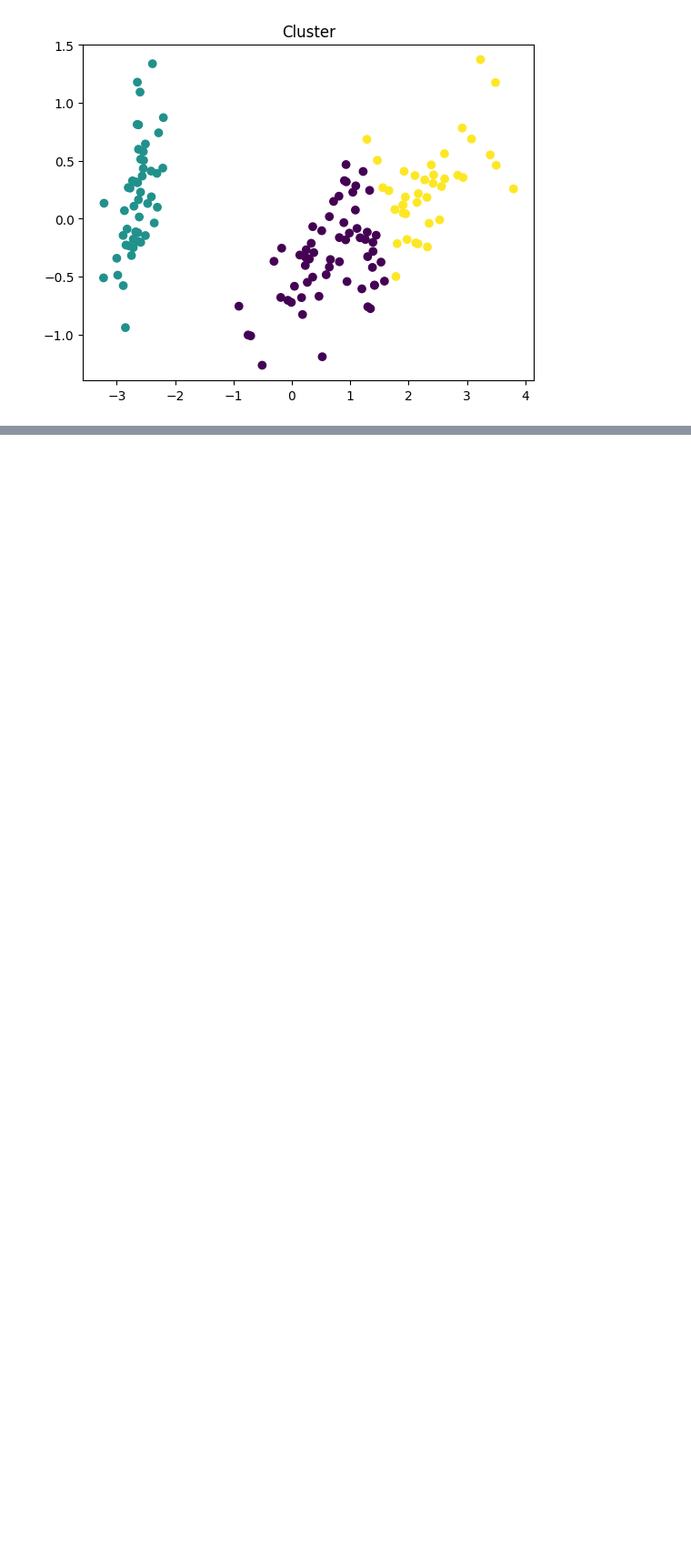
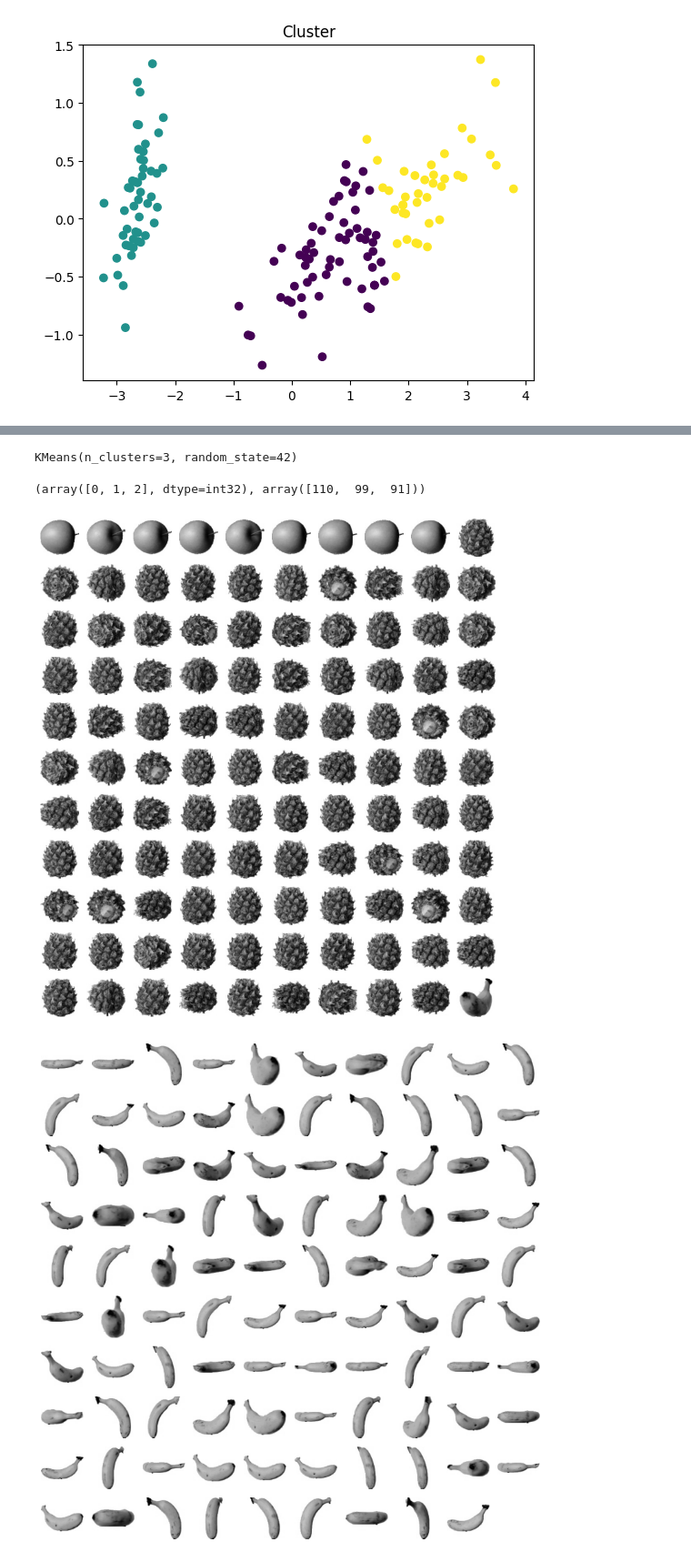
Before and after one commit to yugyeongh/encore_skn11, a Jupyter notebook: 05_ml-workspace/07_clustering/01_k_means.ipynb, the cells around one changed output, grey strips where cells are left out. Shown at 91% size. Drawn from its saved outputs; the diff is of its cells as text; code cells hidden in the pictures; blank space fills up the shorter version.

```diff
--- a/05_ml-workspace/07_clustering/01_k_means.ipynb
+++ b/05_ml-workspace/07_clustering/01_k_means.ipynb
@@ -108,0 +186,5 @@ plt.show()
+# %%
+# PCA 적용 후 클러스터링
+pca = PCA(n_components=2)
+fruits_pca = pca.fit_transform(fruits_1d)
+fruits_pca.shape # 2개의 차원으로 축소가 됨
@@ -108,0 +193,18 @@ plt.show()
+# %%
+# 클러스터링
+KMeans(n_clusters=3, random_state=42)
+kmeans.fit(fruits_pca)
+# %% [output]
+KMeans(n_clusters=3, random_state=42)
+# %%
+np.unique(kmeans.labels_, return_counts=True)
+# %% [output]
+(array([0, 1, 2], dtype=int32), array([110,  99,  91]))
+# %%
+# 각 클러스터별 이미지 시각화하기
+draw_fruits(fruits[kmeans.labels_ == 0]) # 왜 사과랑 파인애플이랑 바나나가 0 라벨에 같이 있나요? 차원 축소의 저주 때문인가
+draw_fruits(fruits[kmeans.labels_ == 1])
+draw_fruits(fruits[kmeans.labels_ == 2])
+# %% [output]
+[figure, added]
+[figure, added]
```
Also changed, not shown: parts of 15 cells of this notebook, 7 other files.
